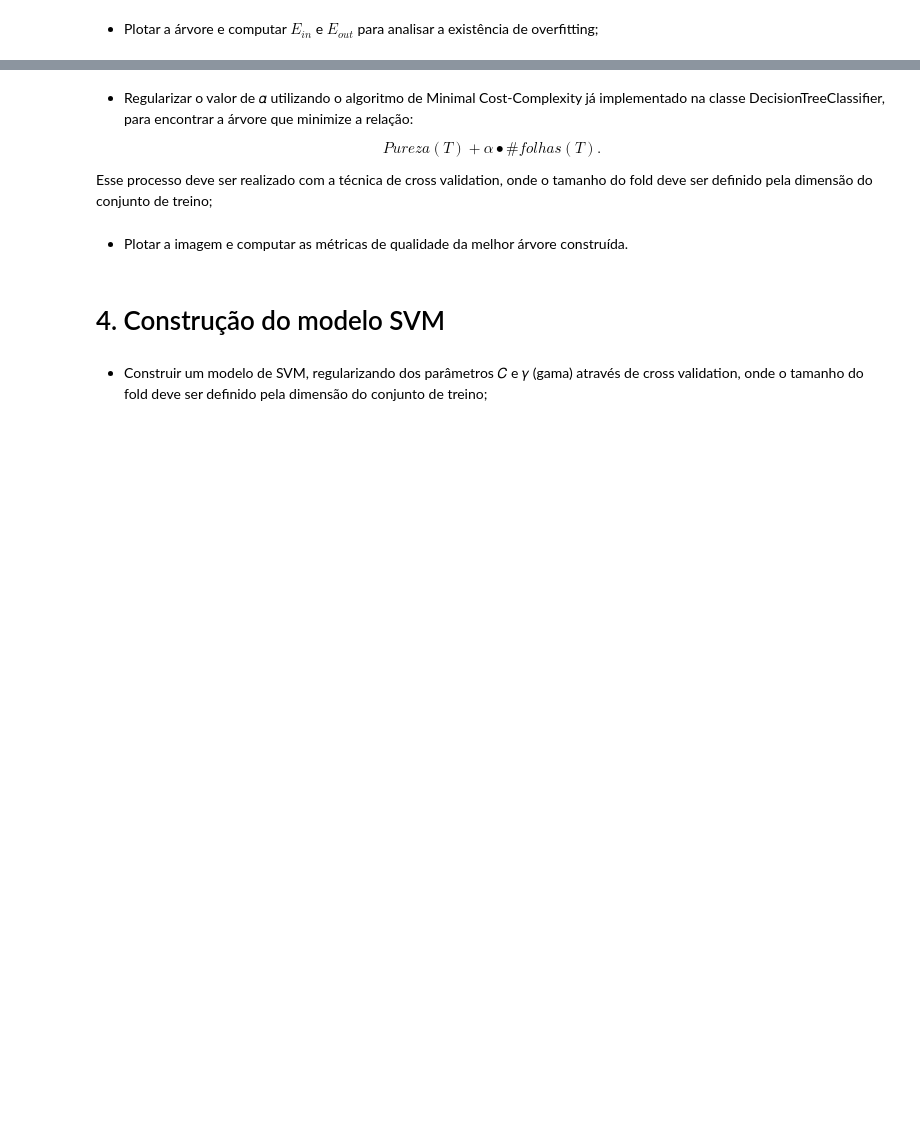
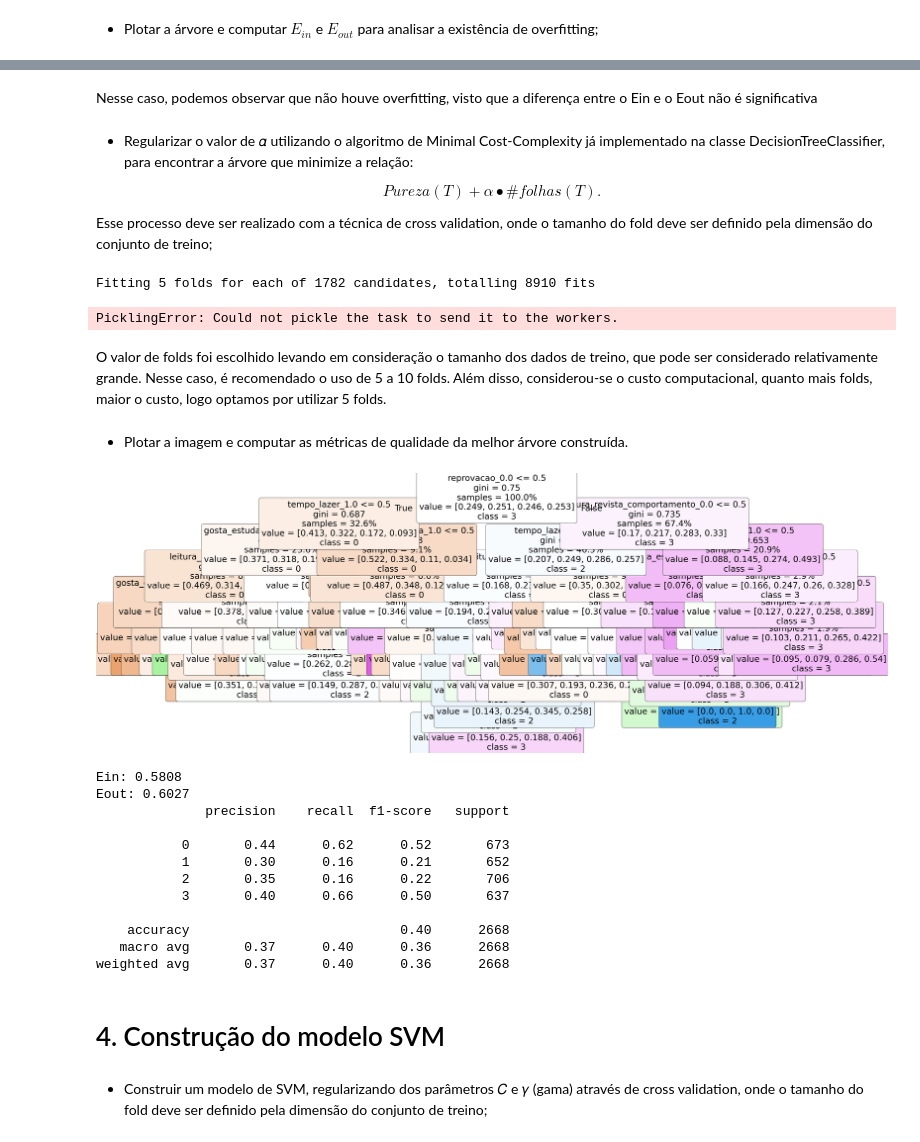
Before and after one commit to JamboTechUFPB/SAEB_Classificador, a Jupyter notebook: AM-Projeto-Erlon_Lacerda-Maria_Bandeira.ipynb, the cells around one changed output, grey strips where cells are left out. Drawn from its saved outputs; the diff is of its cells as text; code cells hidden in the pictures; blank space fills up the shorter version.

```diff
--- a/AM-Projeto-Erlon_Lacerda-Maria_Bandeira.ipynb
+++ b/AM-Projeto-Erlon_Lacerda-Maria_Bandeira.ipynb
@@ -324,3 +361,5 @@ weighted avg       0.36      0.39      0.35      2668
+# %% [markdown]
+Nesse caso, podemos observar que não houve overfitting, visto que a diferença entre o Ein e o Eout não é significativa
 # %% [markdown]
 - Regularizar o valor de 𝛼 utilizando o algoritmo de Minimal Cost-Complexity já
 implementado na classe DecisionTreeClassifier, para encontrar a árvore que
@@ -329,9 +368,56 @@ minimize a relação:
 $$𝑃𝑢𝑟𝑒𝑧𝑎(𝑇)+ 𝛼 ∙\#𝑓𝑜𝑙ℎ𝑎𝑠(𝑇).$$
 
 Esse processo deve ser realizado com a técnica de cross validation, onde o tamanho do fold deve ser definido pela dimensão do conjunto de treino;
+# %%
+import warnings
+warnings.filterwarnings('ignore')
+
+clf = DecisionTreeClassifier(random_state=42)
+path = clf.cost_complexity_pruning_path(X_train, y_train)
+
+param_grid = {'ccp_alpha': path.ccp_alphas}
+
+CV_clf = GridSearchCV(estimator=clf, param_grid=param_grid, cv = 5, verbose=2, n_jobs=-1)
+CV_clf.fit(X_train, y_train)
+# %% [output]
+Fitting 5 folds for each of 1782 candidates, totalling 8910 fits
+PicklingError: Could not pickle the task to send it to the workers.
+# %% [markdown]
+O valor de folds foi escolhido levando em consideração o tamanho dos dados de treino, que pode ser considerado relativamente grande. Nesse caso, é recomendado o uso de 5 a 10 folds. Além disso, considerou-se o custo computacional, quanto mais folds, maior o custo, logo optamos por utilizar 5 folds.
 # %% [markdown]
 - Plotar  a  imagem  e  computar  as  métricas  de  qualidade  da  melhor  árvore
 construída.
+# %%
+best_clf = CV_clf.best_estimator_
+
+plt.figure(figsize=(50,20))
+plot_tree(
+    best_clf,
+    feature_names = features_label,
+    class_names = class_label,
+    filled=True,
+    proportion = True,
+    fontsize=36,
+    rounded = True)
+plt.show()
+
+print('Ein: %0.4f' % (1 - accuracy_score(y_train, CV_clf.predict(X_train))))
+print('Eout: %0.4f' % (1 - accuracy_score(y_test, CV_clf.predict(X_test))))
+print(classification_report(y_test, CV_clf.predict(X_test)))
+# %% [output]
+[figure, added]
+Ein: 0.5808
+Eout: 0.6027
+              precision    recall  f1-score   support
+
+           0       0.44      0.62      0.52       673
+           1       0.30      0.16      0.21       652
+           2       0.35      0.16      0.22       706
+           3       0.40      0.66      0.50       637
+
+    accuracy                           0.40      2668
+   macro avg       0.37      0.40      0.36      2668
+weighted avg       0.37      0.40      0.36      2668
 # %% [markdown]
 # 4. Construção do modelo SVM
 # %% [markdown]
```
Also changed, not shown: parts of 6 cells of this notebook.
